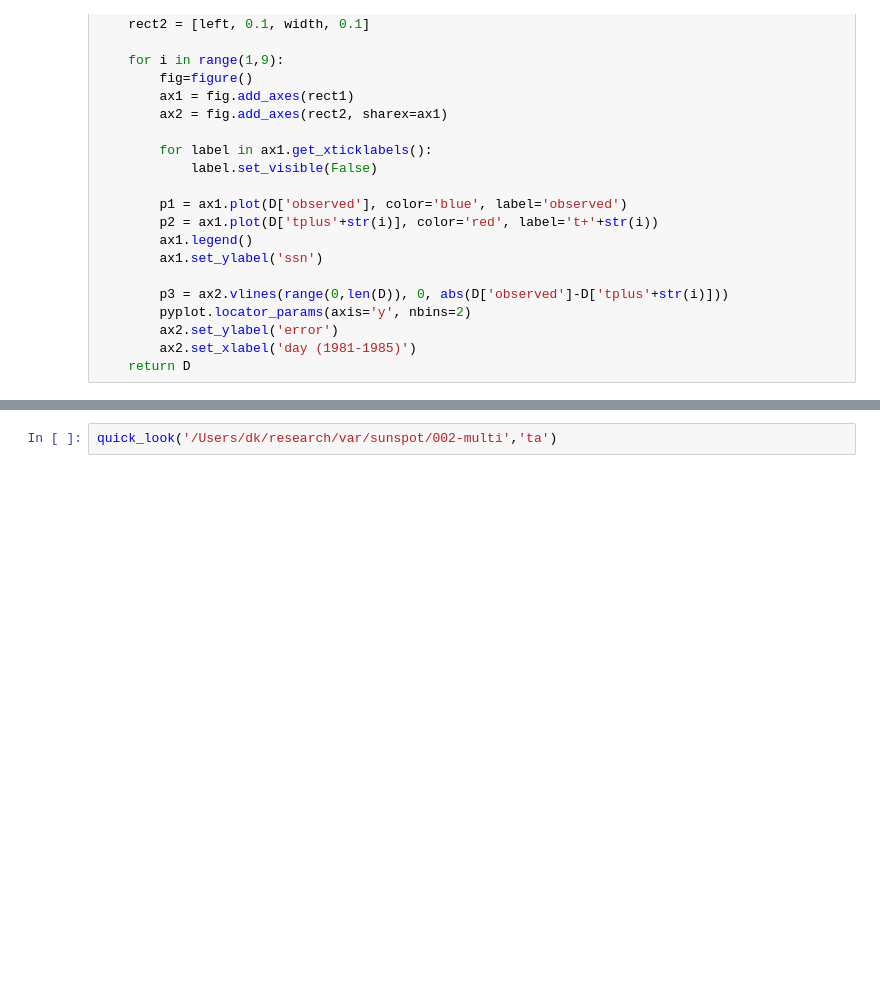
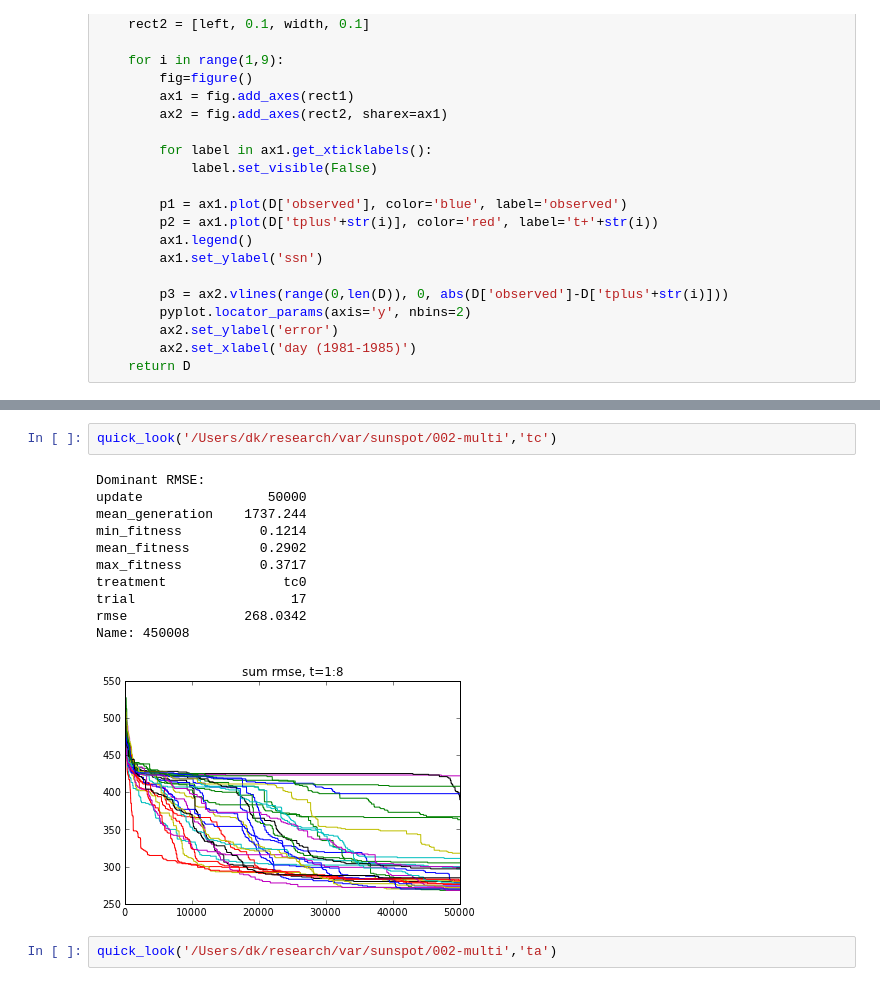
Before and after one commit to mmirmomeni/sunspot, a Jupyter notebook: math/sunspot.ipynb, the cells around one changed output, grey strips where cells are left out. Drawn from its saved outputs; the diff is of its cells as text; blank space fills up the shorter version.

```diff
--- a/math/sunspot.ipynb
+++ b/math/sunspot.ipynb
@@ -43,3 +57,17 @@ def test_sunspot(path):
+# %%
+quick_look('/Users/dk/research/var/sunspot/002-multi','tc')
+# %% [output]
+Dominant RMSE:
+update                50000
+mean_generation    1737.244
+min_fitness          0.1214
+mean_fitness         0.2902
+max_fitness          0.3717
+treatment               tc0
+trial                    17
+rmse               268.0342
+Name: 450008
+[figure, added]
 # %%
 quick_look('/Users/dk/research/var/sunspot/002-multi','ta')
 # %% [output]
```
Also changed, not shown: parts of 1 cell of this notebook, 3 other files.
